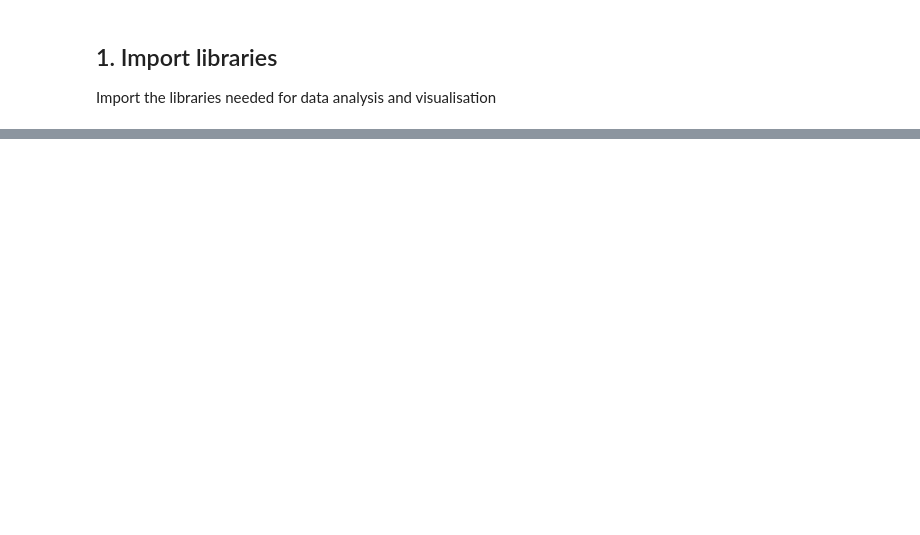
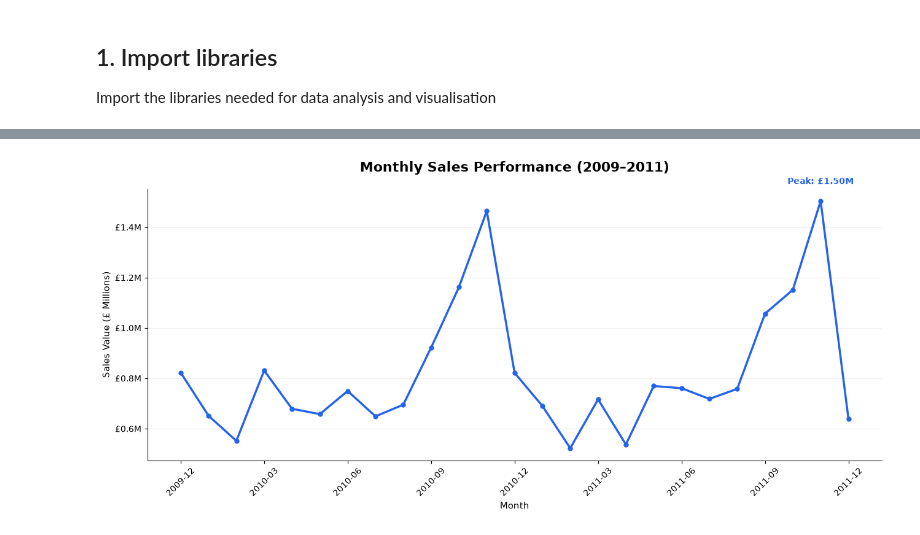
Before and after one commit to khainguyen-analytics/customer-intelligence-engine, a Jupyter notebook: notebooks/03_exploratory_analysis.ipynb, the cells around one changed output, grey strips where cells are left out. Saved outputs shown, nothing was run; the diff lists cells and outputs as text; code cells hidden in the pictures; blank space fills up the shorter version.

```diff
--- a/notebooks/03_exploratory_analysis.ipynb
+++ b/notebooks/03_exploratory_analysis.ipynb
@@ -34,0 +106,13 @@ ModuleNotFoundError: No module named 'matplotlib'
+# %%
+# Create a column for each month
+df["Month"] = df["InvoiceDate"].dt.to_period("M")
+# %%
+# Calculate total sales for each month
+monthly_sales = (
+    df.groupby("Month")["TotalSales"]
+    .sum()
+    .sort_index()
+)
+
+# Display monthly sales
+display(monthly_sales)
@@ -34,0 +137,68 @@ ModuleNotFoundError: No module named 'matplotlib'
+# %%
+# Monthly Sales Performance
+
+from matplotlib.ticker import FuncFormatter
+
+# Create the chart
+plt.figure(figsize=(13, 6))
+
+# Plot monthly sales
+plt.plot(
+    monthly_sales.index.astype(str),
+    monthly_sales.values,
+    color="#2563EB",
+    linewidth=2.5,
+    marker="o",
+    markersize=5
+)
+
+# Format Y-axis in millions
+plt.gca().yaxis.set_major_formatter(
+    FuncFormatter(lambda x, pos: f"£{x/1_000_000:.1f}M")
+)
+
+# Chart titles
+plt.title(
+    "Monthly Sales Performance (2009–2011)",
+    fontsize=16,
+    fontweight="bold",
+    pad=20
+)
+
+plt.xlabel("Month", fontsize=11)
+plt.ylabel("Sales Value (£ Millions)", fontsize=11)
+
+# Show every third month
+plt.xticks(
+    range(0, len(monthly_sales), 3),
+    monthly_sales.index.astype(str)[::3],
+    rotation=45
+)
+
+# Add subtle horizontal gridlines
+plt.grid(axis="y", alpha=0.2)
+
+# Remove unnecessary borders
+plt.gca().spines["top"].set_visible(False)
+plt.gca().spines["right"].set_visible(False)
+
+# Find the highest sales month
+highest_month = monthly_sales.idxmax()
+highest_sales = monthly_sales.max()
+
+# Highlight the highest point
+plt.annotate(
+    f"Peak: £{highest_sales/1_000_000:.2f}M",
+    xy=(monthly_sales.index.get_loc(highest_month), highest_sales),
+    xytext=(0, 20),
+    textcoords="offset points",
+    ha="center",
+    fontsize=10,
+    fontweight="bold",
+    color="#2563EB"
+)
+
+plt.tight_layout()
+plt.show()
+# %% [output]
+[figure, added]
```
Also changed, not shown: parts of 26 cells of this notebook, 5 other files.
